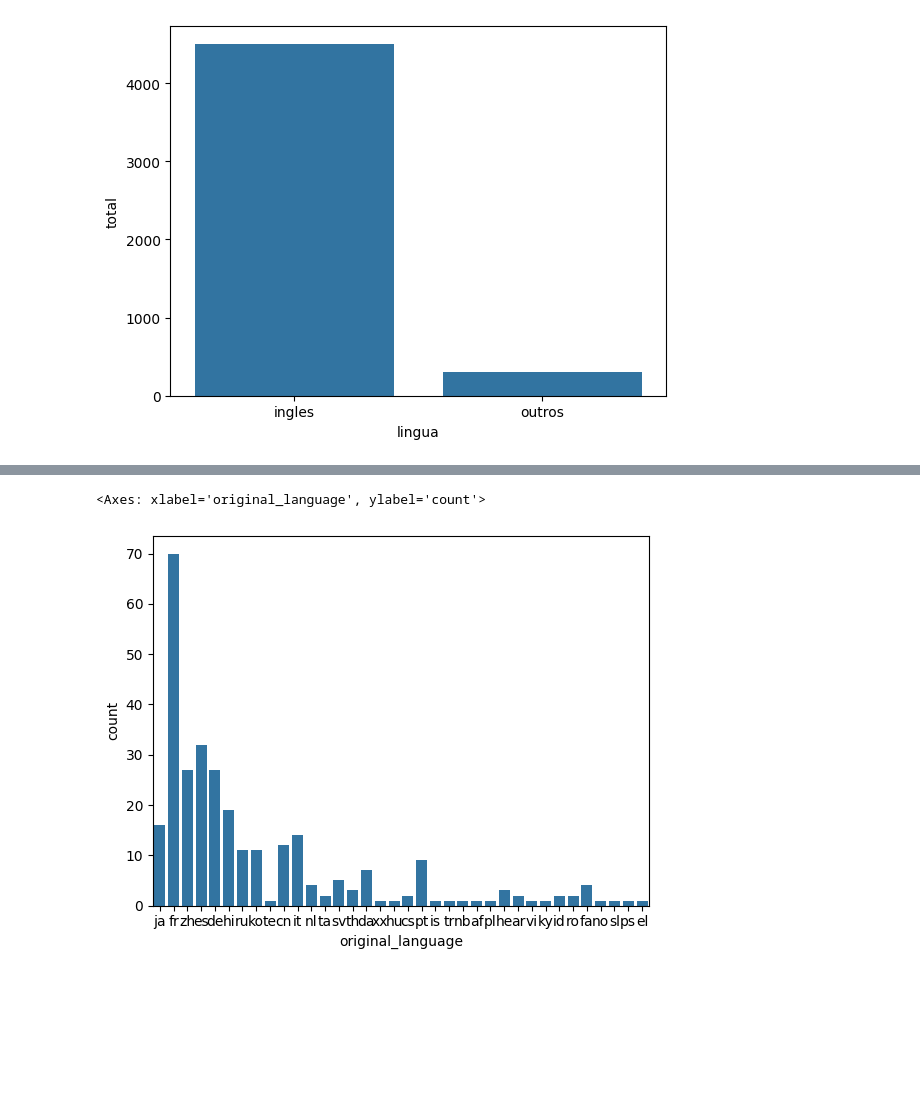
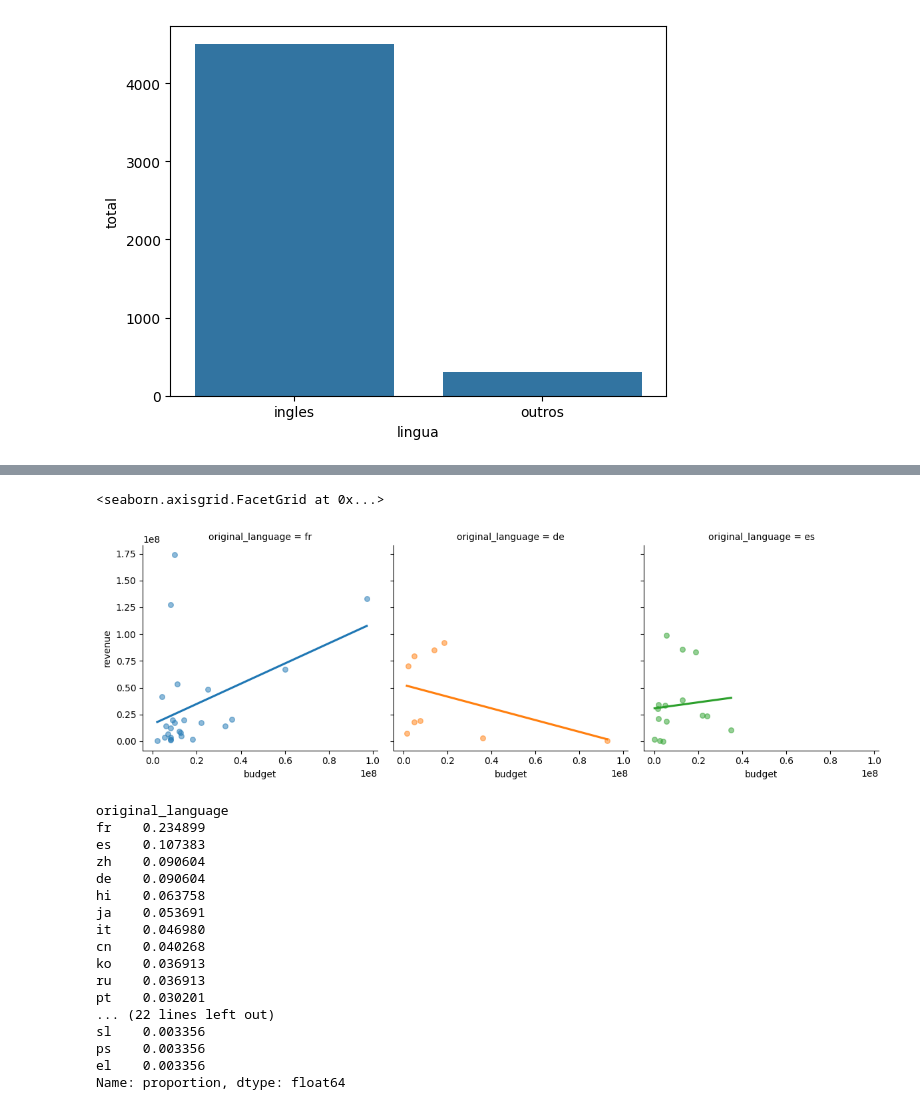
Before and after one commit to AntonioMori/Data-Science-Explorando-e-analisando-dados-, a Jupyter notebook: codigo.ipynb, the cells around one changed output, grey strips where cells are left out. Saved outputs shown, nothing was run; the diff lists cells and outputs as text; code cells hidden in the pictures; blank space fills up the shorter version.

```diff
--- a/codigo.ipynb
+++ b/codigo.ipynb
@@ -183,5 +198,35 @@ total_de_outros_filmes_por_lingua = tmdb.query("original_language != 'en'")["ori
+# %%
+
+# Filtrando os dados para as colunas desejadas
+dados = tmdb[["title", "original_language", "budget", "revenue"]]
+linguas = ["fr", "es", "de"]
+
+# Mantendo dados com valores de receita e orçamento válidos e nas línguas desejadas (fr, es, de)
+fr_es_de_com_revenue_e_budget = dados.query("revenue > 0 and budget > 0 and original_language == @linguas")
+
+# Construindo o gráfico de dispersão mais a reta de regressão linear para cada caso
+sns.lmplot(data=fr_es_de_com_revenue_e_budget, x="budget", y="revenue", col="original_language",
+           hue="original_language", ci=None, height=4, scatter_kws={"s": 30, "alpha": 0.5})
+# %% [output]
+<seaborn.axisgrid.FacetGrid at 0x...>
+[figure, added]
 # %%
-sns.countplot(data=tmdb.query("original_language != 'en'"),x="original_language")
+tmdb.query("original_language != 'en'")["original_language"].value_counts(normalize=True)
 # %% [output]
-<Axes: xlabel='original_language', ylabel='count'>
+original_language
+fr    0.234899
+es    0.107383
+zh    0.090604
+de    0.090604
+hi    0.063758
+ja    0.053691
+it    0.046980
+cn    0.040268
+ko    0.036913
+ru    0.036913
+pt    0.030201
+... (22 lines left out)
+sl    0.003356
+ps    0.003356
+el    0.003356
+Name: proportion, dtype: float64
-[figure, removed]
```
Also changed, not shown: parts of 2 cells of this notebook.
